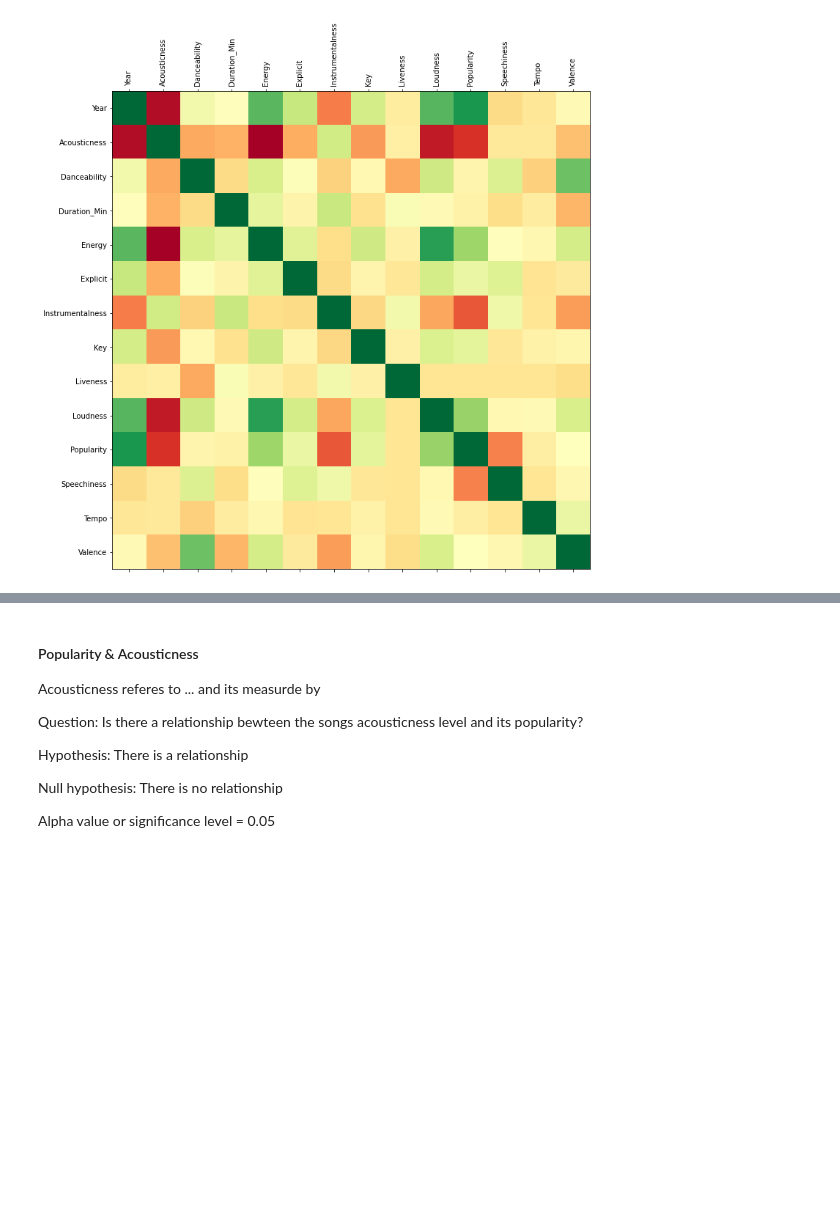
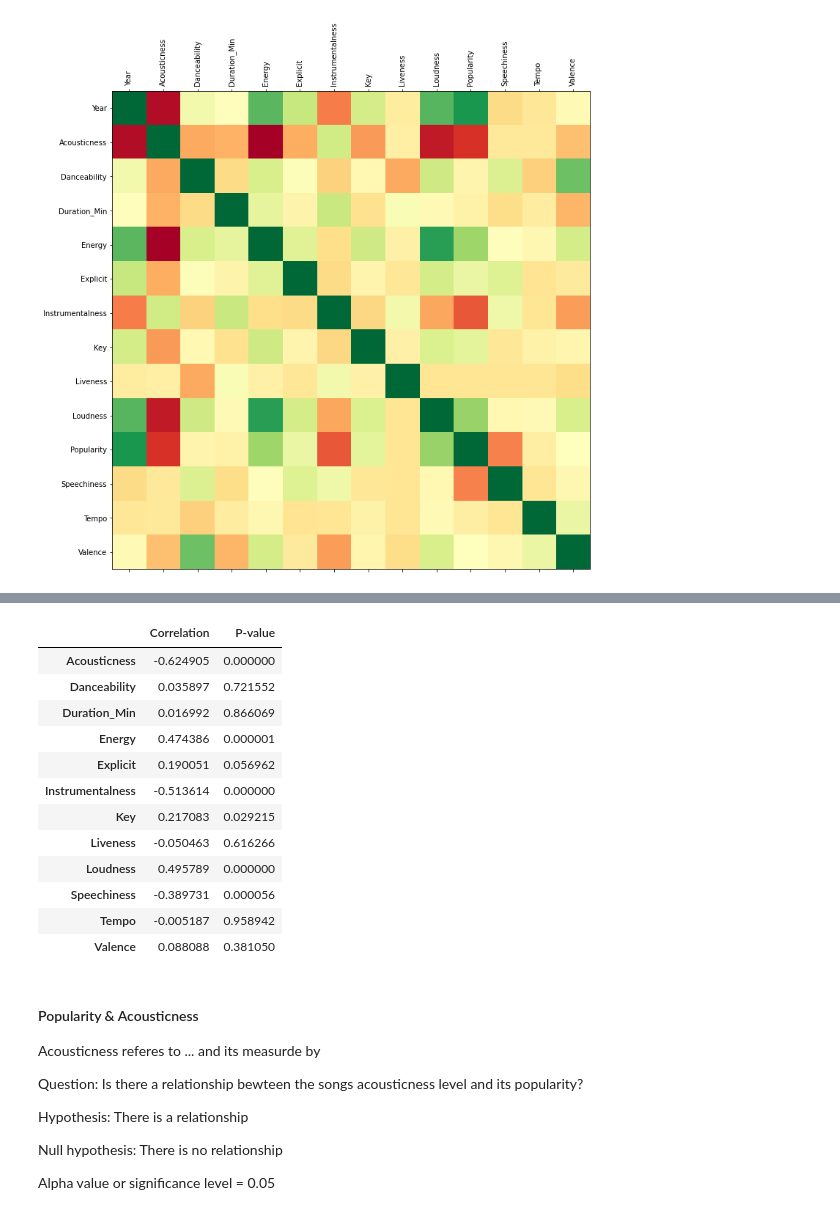
Before and after one commit to shchee5/TurnUptheData, a Jupyter notebook: Resources/MostPopularAnalysis.ipynb, the cells around one changed output, grey strips where cells are left out. Cells and saved outputs as stored; diff of their text form; code cells hidden in the pictures; blank space fills up the shorter version.

```diff
--- a/Resources/MostPopularAnalysis.ipynb
+++ b/Resources/MostPopularAnalysis.ipynb
@@ -495,3 +594,20 @@ val_pearson = stats.pearsonr(df['Popularity'], df['Valence'])
+# %%
+#heatmap not going to use it
+fresh_df.style.background_gradient(cmap='coolwarm')
+# %% [output]
+|  | Correlation | P-value |
+| Acousticness | -0.624905 | 0.000000 |
+| Danceability | 0.035897 | 0.721552 |
+| Duration_Min | 0.016992 | 0.866069 |
+| Energy | 0.474386 | 0.000001 |
+| Explicit | 0.190051 | 0.056962 |
+| Instrumentalness | -0.513614 | 0.000000 |
+| Key | 0.217083 | 0.029215 |
+| Liveness | -0.050463 | 0.616266 |
+| Loudness | 0.495789 | 0.000000 |
+| Speechiness | -0.389731 | 0.000056 |
+| Tempo | -0.005187 | 0.958942 |
+| Valence | 0.088088 | 0.381050 |
 # %% [markdown]
 #### Popularity & Acousticness
 
```
Also changed, not shown: parts of 5 cells of this notebook, 1 other file.
